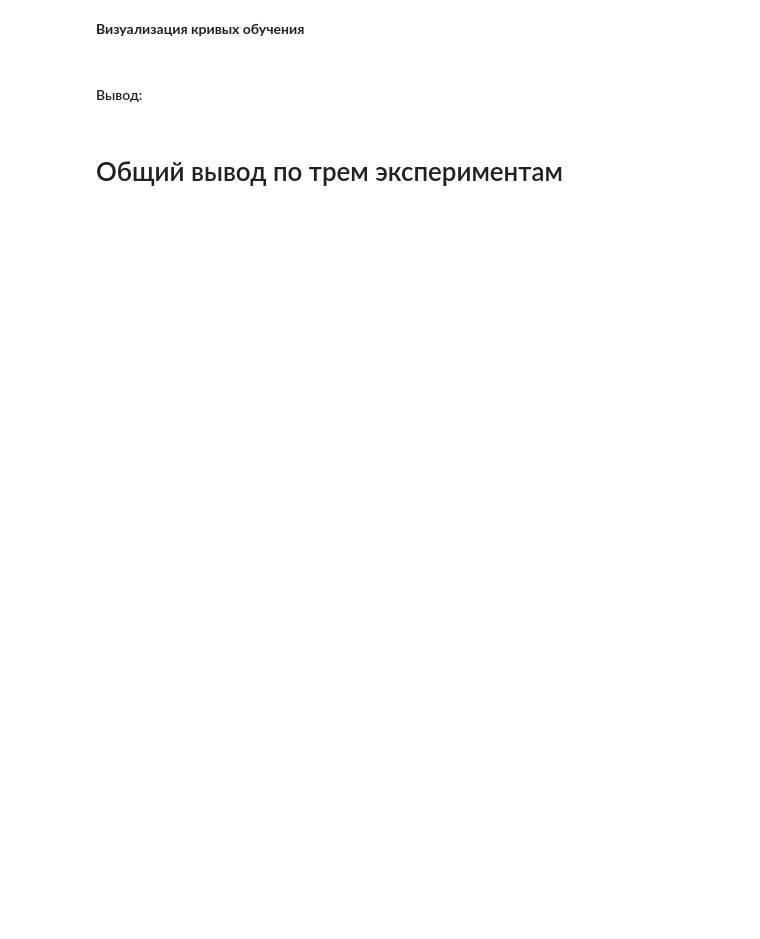
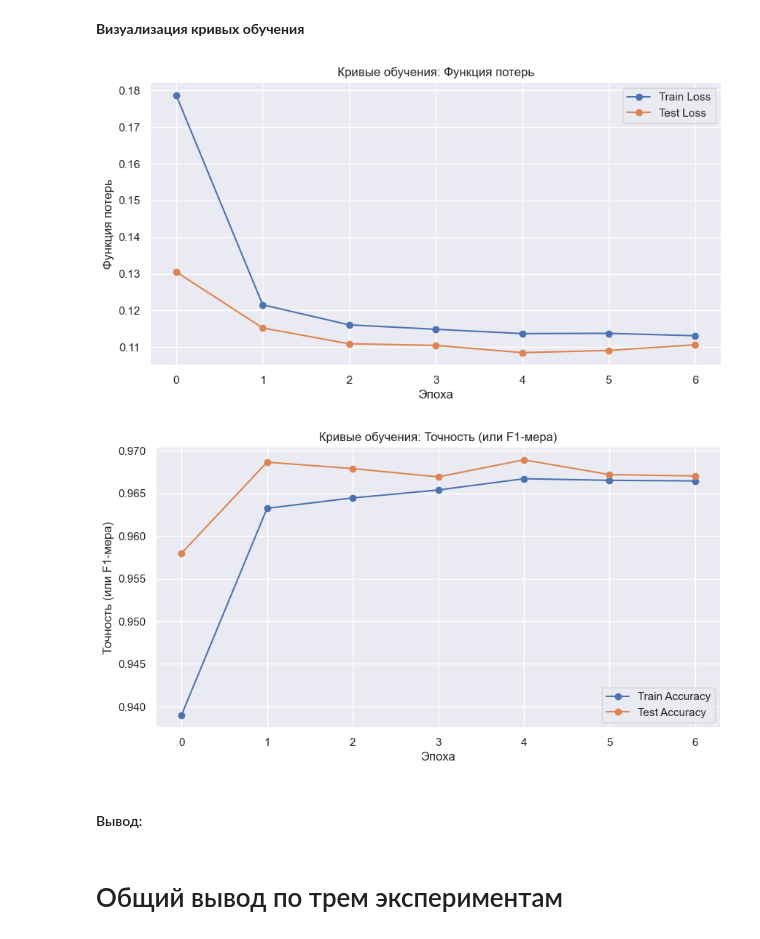
Before and after one commit to nikfilonenko/EDA_binary-text-classifier, a Jupyter notebook: src/notebooks/analysis_of_reviews_of_banks.ipynb, the cells around one changed output. Cells and saved outputs as stored; diff of their text form; code cells hidden in the pictures; blank space fills up the shorter version.

```diff
--- a/src/notebooks/analysis_of_reviews_of_banks.ipynb
+++ b/src/notebooks/analysis_of_reviews_of_banks.ipynb
@@ -1123,12 +1131,15 @@ def evaluate_model(model, data_loader, criterion, device):
 
     return epoch_loss, accuracy, f1
 
-def train_and_evaluate(model, train_loader, test_loader, criterion, optimizer, device, epochs=5):
+def train_and_evaluate(model, train_loader, test_loader, criterion, optimizer, device, epochs):
     train_losses = []
     train_accuracies = []
     test_losses = []
     test_accuracies = []
     f1_scores = []
+
+    best_val_loss = float('inf')
+    best_epoch = 0
 
     for epoch in range(epochs):
         train_loss, train_accuracy = train_model(model, train_loader, criterion, optimizer, device)
@@ -1144,6 +1155,15 @@ def train_and_evaluate(model, train_loader, test_loader, criterion, optimizer, d
               f'Train Loss: {train_loss:.4f}, Train Accuracy: {train_accuracy:.4f}, '
               f'Test Loss: {test_loss:.4f}, Test Accuracy: {test_accuracy:.4f}, F1 Score: {f1:.4f}')
 
+        # Проверка на раннюю остановку
+        if test_loss < best_val_loss:
+            best_val_loss = test_loss
+            best_epoch = epoch
+
+        if epoch - best_epoch >= early_stopping_patience:
+            print(f'Early stopping на эпохе {epoch + 1}. Best validation loss: {best_val_loss:.4f}')
+            break
+
     return train_losses, train_accuracies, test_losses, test_accuracies, f1_scores
 # %% [markdown]
 **Создаем экземпляр модели, определяем функцию потерь (выбрал бинарную кросс-энтропию, так как задача бинарной классификации), а также инициализируем оптимизатор Adam для обновления весов в процессе обучения**
@@ -1212,5 +1231,29 @@ TypeError: can't convert cuda:0 device type tensor to numpy. Use Tensor.cpu() to
 # %% [markdown]
 **Визуализация кривых обучения**
+# %%
+plt.figure(figsize=(10, 5))
+plt.plot(train_losses, label='Train Loss', marker='o')
+plt.plot(test_losses, label='Test Loss', marker='o')
+plt.title('Кривые обучения: Функция потерь')
+plt.xlabel('Эпоха')
+plt.ylabel('Функция потерь')
+plt.legend()
+plt.grid(True)
+plt.show()
+
+# График метрики (например, F1-меры)
+plt.figure(figsize=(10, 5))
+plt.plot(train_accuracies, label='Train Accuracy', marker='o')
+plt.plot(test_accuracies, label='Test Accuracy', marker='o')
+plt.title('Кривые обучения: Точность (или F1-мера)')
+plt.xlabel('Эпоха')
+plt.ylabel('Точность (или F1-мера)')
+plt.legend()
+plt.grid(True)
+plt.show()
+# %% [output]
+[figure, added]
+[figure, added]
 # %% [markdown]
 #### Вывод:
 # %% [markdown]
```
Also changed, not shown: parts of 8 cells of this notebook.
